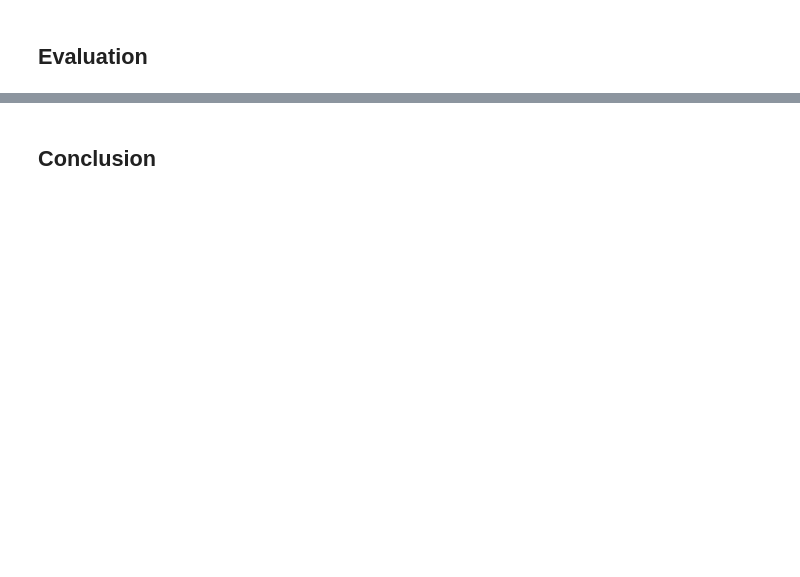
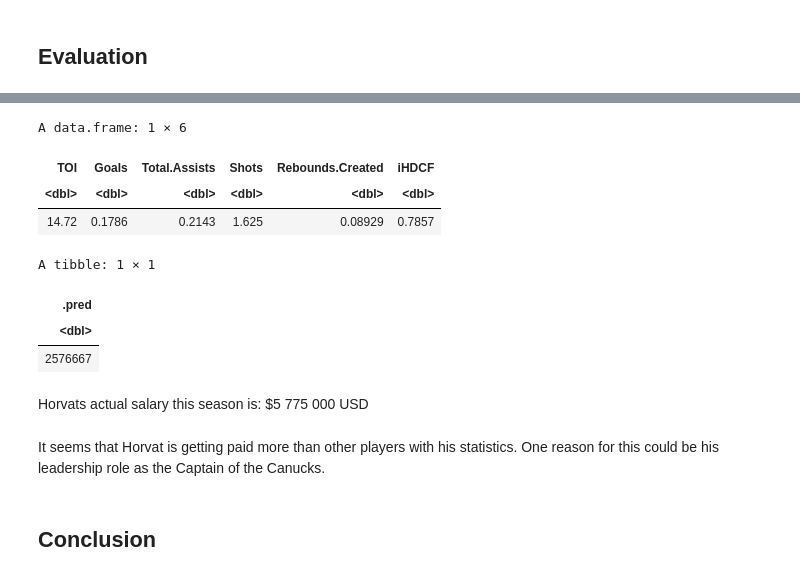
Before and after one commit to jjadeb/Stat_301_Project, a Jupyter notebook: HockeyProject.ipynb, the cells around one changed output, grey strips where cells are left out. Drawn from its saved outputs; the diff is of its cells as text; code cells hidden in the pictures; blank space fills up the shorter version.

```diff
--- a/HockeyProject.ipynb
+++ b/HockeyProject.ipynb
@@ -309,3 +352,23 @@ A tibble: 1 × 3
+# %%
+horvat_data <- data.frame("TOI" = c(14.72), "Goals" = c(0.1786), "Total.Assists" = c(0.2143), "Shots" = c(1.625),
+                           "Rebounds.Created" = c(0.08929), "iHDCF" = c(0.7857))
+horvat_data
+horval_prediction <- nhl_fit |>
+  predict(horvat_data)
+horval_prediction
+# %% [output]
+A data.frame: 1 × 6
+| TOI | Goals | Total.Assists | Shots | Rebounds.Created | iHDCF |
+| <dbl> | <dbl> | <dbl> | <dbl> | <dbl> | <dbl> |
+| 14.72 | 0.1786 | 0.2143 | 1.625 | 0.08929 | 0.7857 |
+A tibble: 1 × 1
+| .pred |
+| <dbl> |
+| 2576667 |
+# %% [markdown]
+Horvats actual salary this season is: $5 775 000 USD
+# %% [markdown]
+It seems that Horvat is getting paid more than other players with his statistics. One reason for this could be his leadership role as the Captain of the Canucks.
 # %% [markdown]
 ## Conclusion
 # %% [markdown]
```
Also changed, not shown: parts of 24 cells of this notebook.
